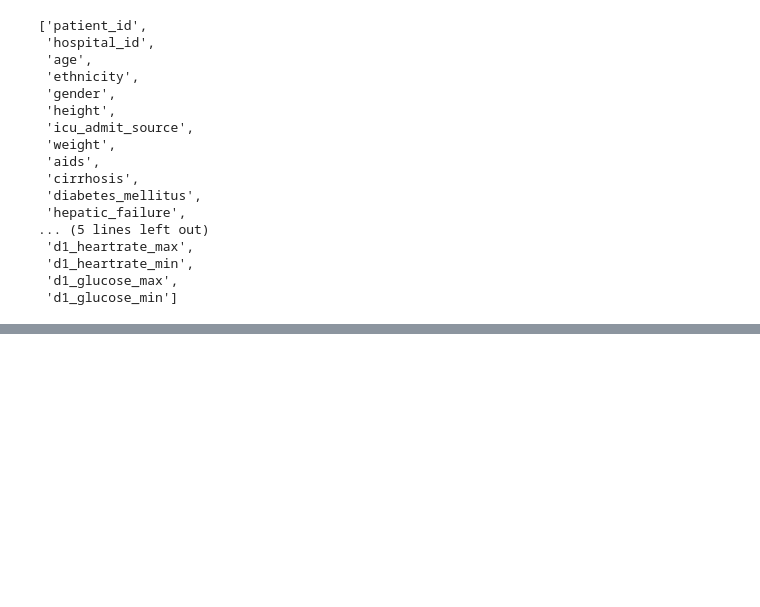
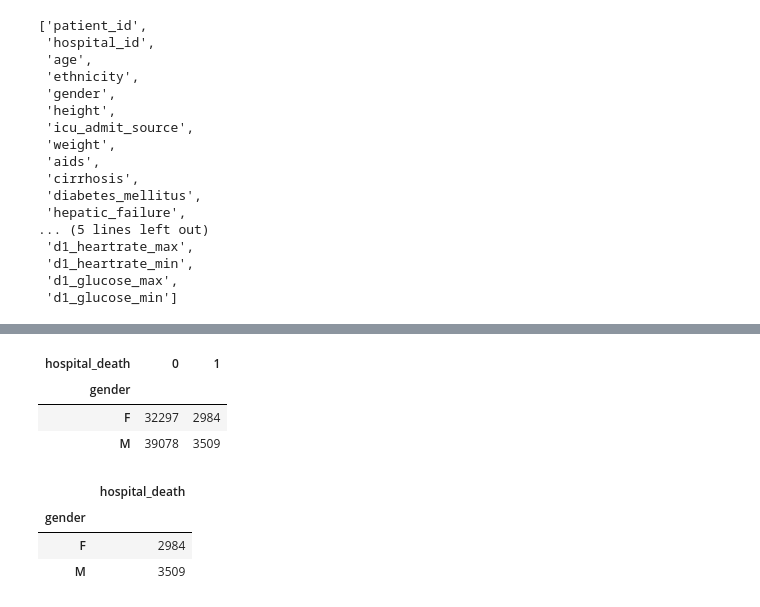
Before and after one commit to Edgart371/Project-5-Streamlit-Dashboard, a Jupyter notebook: cleaning_code.ipynb, the cells around one changed output, grey strips where cells are left out. Saved outputs shown, nothing was run; the diff lists cells and outputs as text; code cells hidden in the pictures; blank space fills up the shorter version.

```diff
--- a/cleaning_code.ipynb
+++ b/cleaning_code.ipynb
@@ -293,0 +289,14 @@ plt.show()
+# %%
+pd.crosstab(survival['gender'], survival['hospital_death'])
+# %% [output]
+| hospital_death | 0 | 1 |
+| gender |  |  |
+| F | 32297 | 2984 |
+| M | 39078 | 3509 |
+# %%
+pd.pivot_table(survival,values='hospital_death', index='gender', aggfunc='sum')
+# %% [output]
+|  | hospital_death |
+| gender |  |
+| F | 2984 |
+| M | 3509 |
```
Also changed, not shown: parts of 25 cells of this notebook, 1 other file.
